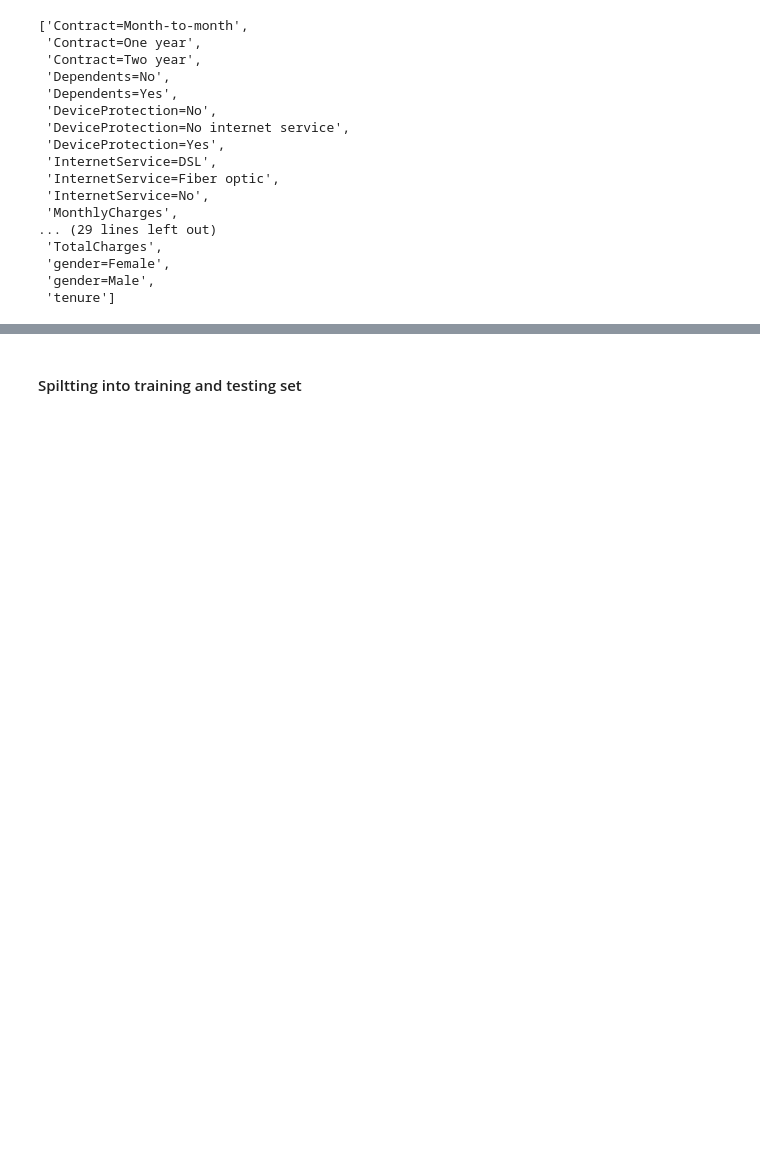
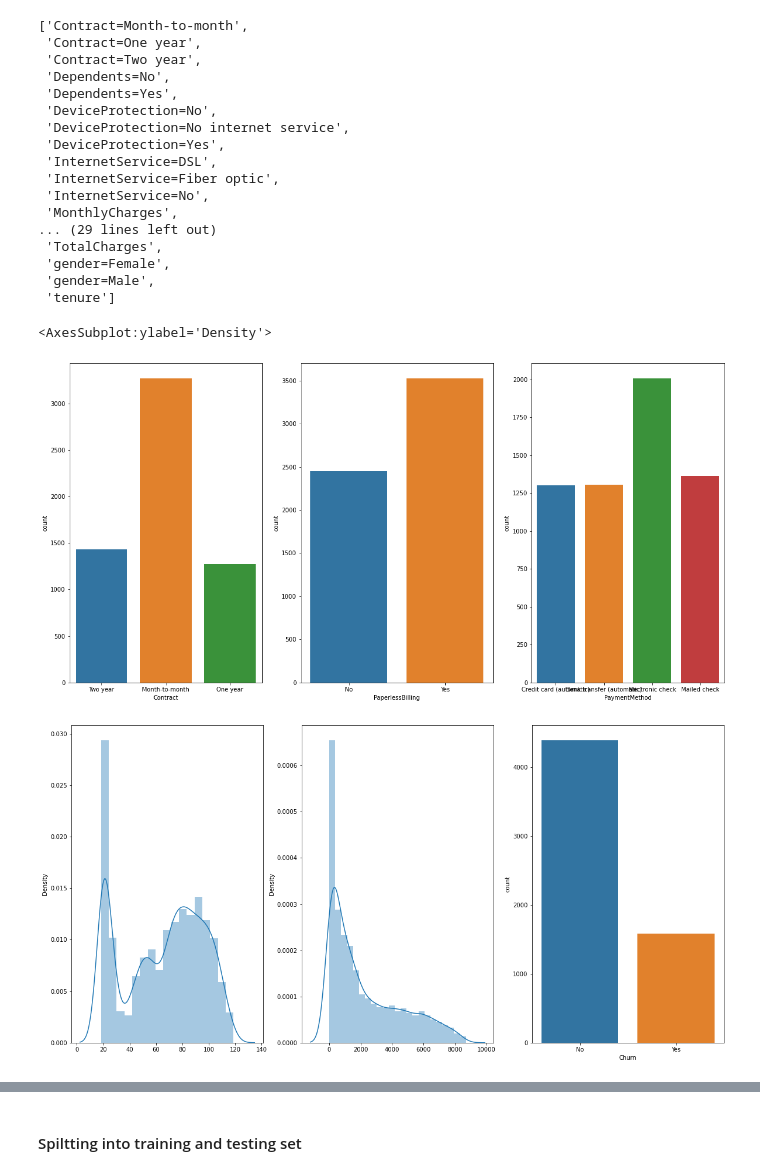
Before and after one commit to Tiana125/assessment_dsss2021, a Jupyter notebook: Untitled.ipynb, the cells around one changed output, grey strips where cells are left out. Drawn from its saved outputs; the diff is of its cells as text; code cells hidden in the pictures; blank space fills up the shorter version.

```diff
--- a/Untitled.ipynb
+++ b/Untitled.ipynb
@@ -262,3 +233,19 @@ vec.get_feature_names()
  'gender=Female',
  'gender=Male',
  'tenure']
+# %%
+fig, axes = plt.subplots(ncols = 3, figsize=(20,10))
+
+sns.countplot(x=data["Contract"], ax=axes[0])
+sns.countplot(x=data["PaymentMethod"], ax=axes[2])
+sns.countplot(x=data["PaperlessBilling"], ax=axes[1])
+
+fig, axes = plt.subplots(ncols = 3, figsize=(20,10))
+
+sns.distplot(x=data["MonthlyCharges"], ax=axes[0])
+sns.countplot(x=churn, ax=axes[2])
+sns.distplot(x=data["TotalCharges"], ax=axes[1])
+# %% [output]
+<AxesSubplot:ylabel='Density'>
+[figure, added]
+[figure, added]
```
Also changed, not shown: parts of 32 cells of this notebook.
